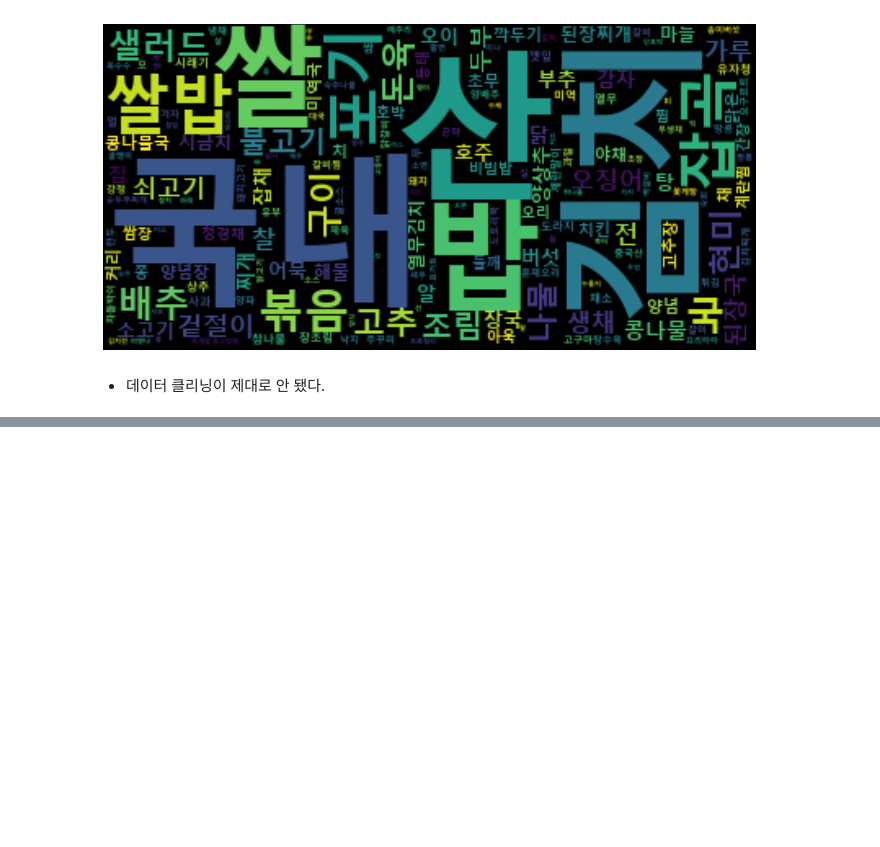
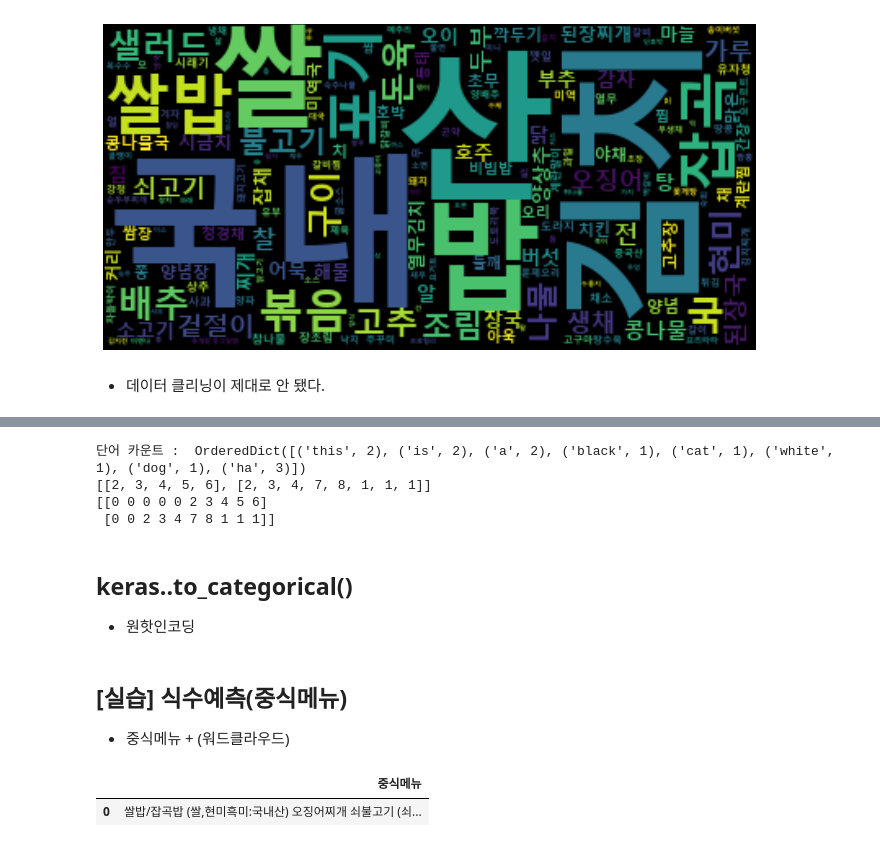
Before and after one commit to ssawwqdf/DL_practice, a Jupyter notebook: NLP/lec01_basic.ipynb, the cells around one changed output, grey strips where cells are left out. Drawn from its saved outputs; the diff is of its cells as text; code cells hidden in the pictures; blank space fills up the shorter version.

```diff
--- a/NLP/lec01_basic.ipynb
+++ b/NLP/lec01_basic.ipynb
@@ -1,3 +23,37 @@
+# %%
+# konlpy ----------------------
+from konlpy.tag import Kkma
+from konlpy.tag import Komoran
+
+# default ---------------------
+import pandas as pd
+import numpy as np
+import matplotlib.pyplot as plt
+import seaborn as sns
+import datetime as dt
+from pycaret.regression import *
+
+import re
+
+import warnings
+warnings.filterwarnings(action='ignore')
+
+#-------------------- 차트 관련 속성 (한글처리, 그리드) -----------
+plt.rcParams['font.family']= 'Malgun Gothic'
+plt.rcParams['axes.unicode_minus'] = False
+sns.set()
+
+#-------------------- 주피터 , 출력결과 넓이 늘리기 ---------------
+from IPython.core.display import display, HTML
+display(HTML("<style>.container{width:100% !important;}</style>"))
+pd.set_option('display.max_rows', 100)
+pd.set_option('display.max_columns', 100)
+pd.set_option('max_colwidth', None)
+
+
+# wordcloud -------------------
+from wordcloud import WordCloud
+from collections import Counter
 # %% [markdown]
 # KoNLPy 패키지 테스트
 # %% [markdown]
@@ -524,0 +849,40 @@ plt.axis('off')
+# %%
+from keras.preprocessing.text import Tokenizer # TF-IDF 원리(문서의 빈도 단어 빈도 기능도 가지고 있다.)
+
+corpus = [['This is a black cat'],
+          ['This is a white dog ha ha ha']]
+
+tokenizer = Tokenizer()
+
+# tot_list = [sen[0] for sen in corpus]
+            # tot_list = []
+            # for sen in corpus:
+            #     tot_list.extend(sen)
+
+tot_list = np.array(corpus).reshape(-1) # 이게 더 빠르겠다. -> 한 줄로 펴려면 , 없이 가야되는구나.....
+
+
+tokenizer.fit_on_texts(tot_list)
+
+print('단어 카운트 : ', tokenizer.word_counts) # 병렬처리 하면 문장별 개수가 됨.
+
+encoding = tokenizer.texts_to_sequences(tot_list)
+print(encoding)
+
+from keras.preprocessing.sequence import pad_sequences
+padding_res = pad_sequences(sequences = encoding,
+                           maxlen=10,  # --------문장들 중 최대 단어 개수 : voca_size
+                           padding='pre'# -------어디부터 padding해주나 pre : 앞부터 0 채운다., post : 뒤부터 0 채운다.
+                          )
+print(padding_res)
+# %% [output]
+단어 카운트 :  OrderedDict([('this', 2), ('is', 2), ('a', 2), ('black', 1), ('cat', 1), ('white', 1), ('dog', 1), ('ha', 3)])
+[[2, 3, 4, 5, 6], [2, 3, 4, 7, 8, 1, 1, 1]]
+[[0 0 0 0 0 2 3 4 5 6]
+ [0 0 2 3 4 7 8 1 1 1]]
+# %% [markdown]
+## keras..to_categorical()
+* 원핫인코딩
+# %% [markdown]
+## [실습] 식수예측(중식메뉴)
+* 중식메뉴 + (워드클라우드)
@@ -524,0 +896,6 @@ plt.axis('off')
+# %%
+df = pd.read_csv("../comp/sicksu_d/dataset/train.csv")
+df[['중식메뉴']].head(1)
+# %% [output]
+|  | 중식메뉴 |
+| 0 | 쌀밥/잡곡밥 (쌀,현미흑미:국내산) 오징어찌개 쇠불고기 (쇠... |
```
Also changed, not shown: parts of 33 cells of this notebook, 34 other files.
